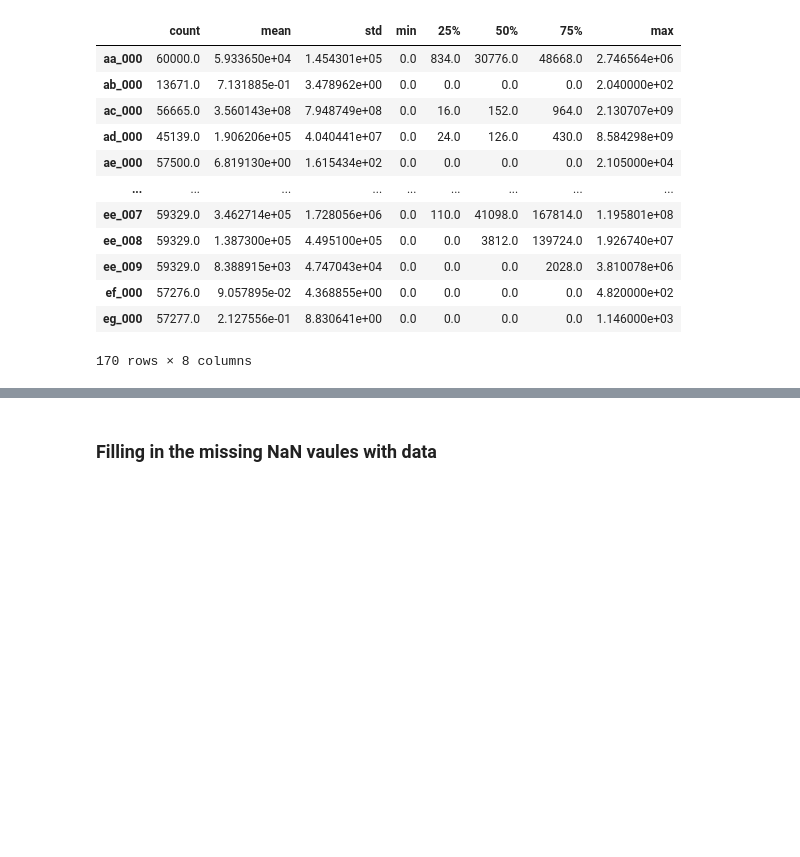
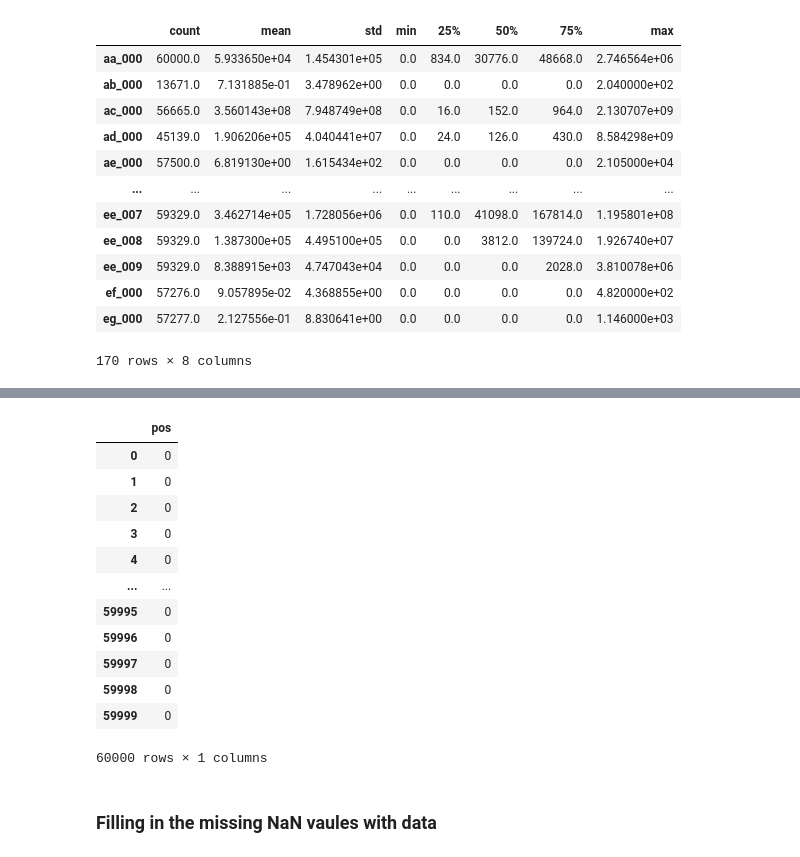
Before and after one commit to CourtneySara/DPrep_HDip_CA1, a Jupyter notebook: Courtney_DPrepHDip_CA1.ipynb, the cells around one changed output, grey strips where cells are left out. Saved outputs shown, nothing was run; the diff lists cells and outputs as text; code cells hidden in the pictures; blank space fills up the shorter version.

```diff
--- a/Courtney_DPrepHDip_CA1.ipynb
+++ b/Courtney_DPrepHDip_CA1.ipynb
@@ -221,3 +254,20 @@ df.head()
+# %%
+y = pd.get_dummies(y).drop('neg',axis = 1)
+y
+# %% [output]
+|  | pos |
+| 0 | 0 |
+| 1 | 0 |
+| 2 | 0 |
+| 3 | 0 |
+| 4 | 0 |
+| ... | ... |
+| 59995 | 0 |
+| 59996 | 0 |
+| 59997 | 0 |
+| 59998 | 0 |
+| 59999 | 0 |
+60000 rows × 1 columns
 # %% [markdown]
 ### Filling in the missing NaN vaules with data
 # %%
```
Also changed, not shown: parts of 15 cells of this notebook.
